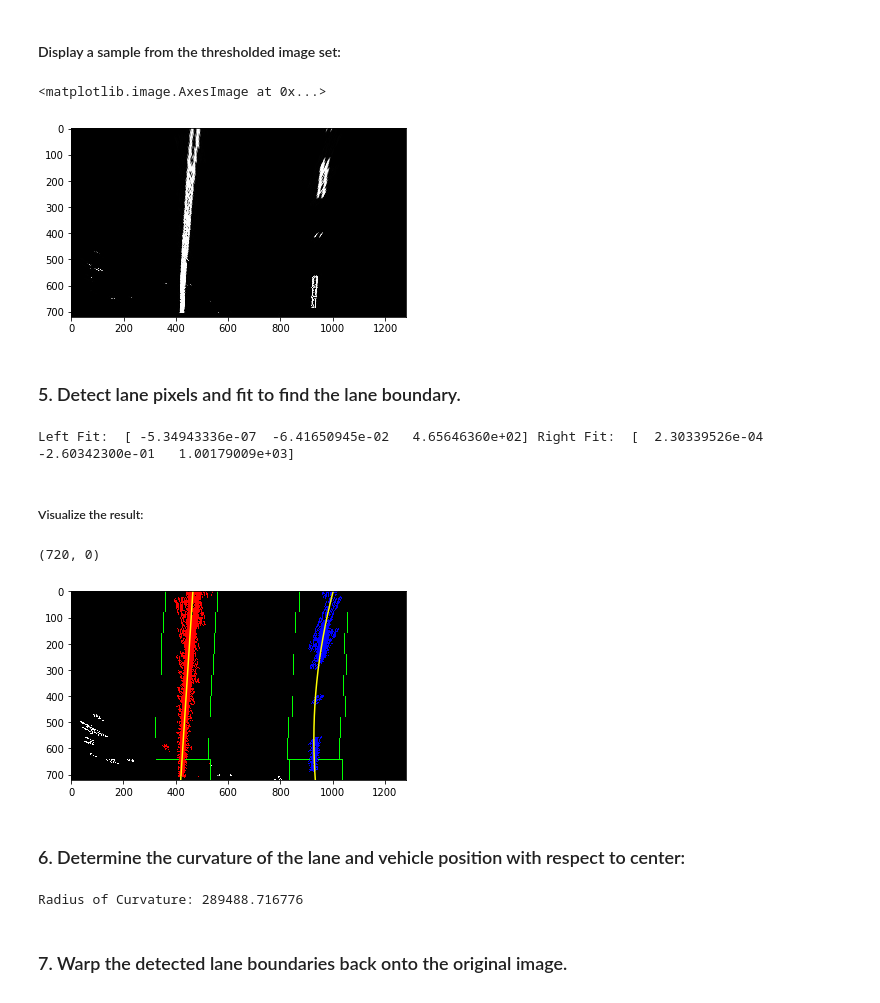
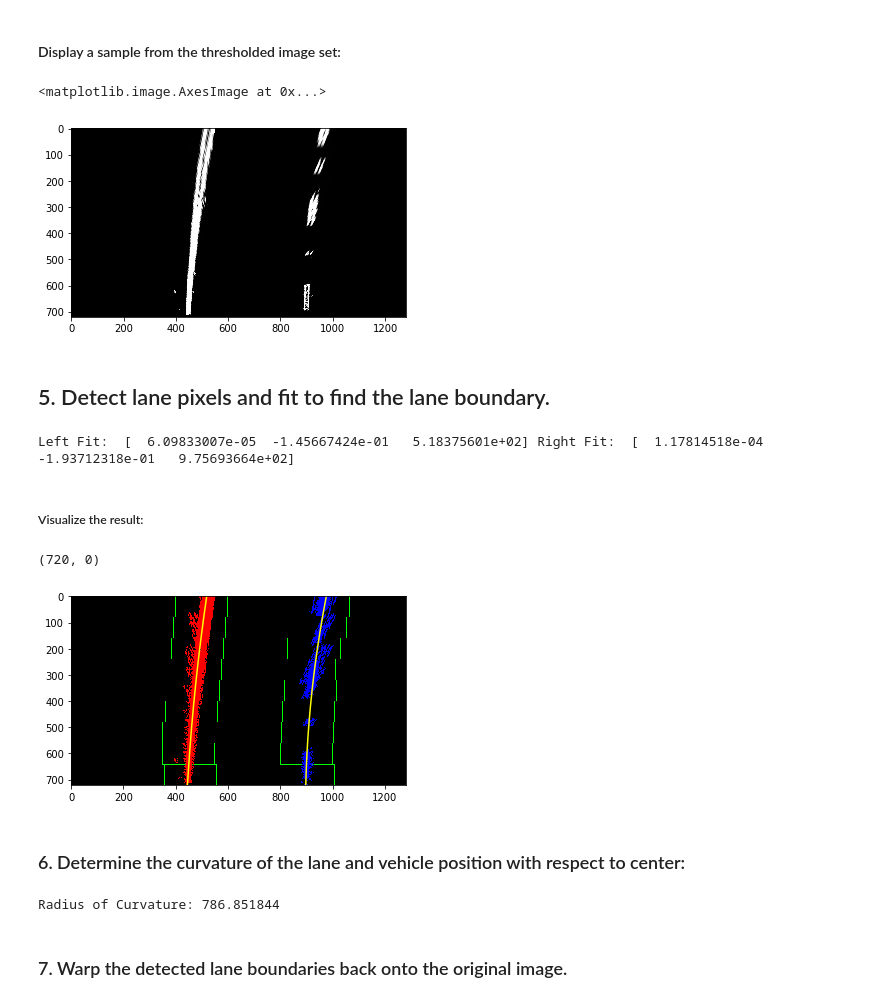
Before and after one commit to pionoor/CarND-Advanced-Lane-Lines, a Jupyter notebook: main.ipynb, the cells around one changed output. Drawn from its saved outputs; the diff is of its cells as text; code cells hidden in the pictures.

```diff
--- a/main.ipynb
+++ b/main.ipynb
@@ -137,21 +144,22 @@ Done!
 # %%
 inputPath = 'output_images/transformed/'
 
 imgPathList = glob.glob(outputPath + '*.jpg')
 binary_warped = cv2.imread(imgPathList[4]) # grab a distorted, test image.
+binary_warped = areaOfInterest(binary_warped)
 plt.figure()
 plt.imshow(binary_warped, cmap='gray')
 # %% [output]
 <matplotlib.image.AxesImage at 0x...>
-[figure, old version]
+[figure, new version]
 # %% [markdown]
-### 5. Detect lane pixels and fit to find the lane boundary.
+## 5. Detect lane pixels and fit to find the lane boundary.
 # %%
 binary_warped = cv2.cvtColor(binary_warped, cv2.COLOR_BGR2GRAY)
 left_fit, right_fit, out_img = detectLane(binary_warped)
 print("Left Fit: ", left_fit, "Right Fit: ", right_fit)
 # %% [output]
-Left Fit:  [ -5.34943336e-07  -6.41650945e-02   4.65646360e+02] Right Fit:  [  2.30339526e-04  -2.60342300e-01   1.00179009e+03]
+Left Fit:  [  6.09833007e-05  -1.45667424e-01   5.18375601e+02] Right Fit:  [  1.17814518e-04  -1.93712318e-01   9.75693664e+02]
 # %% [markdown]
 #####  Visualize the result:
 # %%
@@ -167,14 +175,14 @@ plt.xlim(0, 1280)
 plt.ylim(720, 0)
 # %% [output]
 (720, 0)
-[figure, old version]
+[figure, new version]
 # %% [markdown]
 ### 6. Determine the curvature of the lane and vehicle position with respect to center:
 # %%
-ym_per_pix = 3.0/72.0 # meters per pixel in y dimension
-xm_per_pix = 3.7/660.0 # meters per pixel in x dimension
-y_eval = 700
-midx = 650
+ym_per_pix = 20/720.0 # meters per pixel in y dimension
+xm_per_pix = 3.7/460.0 # meters per pixel in x dimension
+y_eval = 720
+midx = 710
 
 y1 = (2*left_fit[0]*y_eval + left_fit[1])*xm_per_pix/ym_per_pix
 y2 = 2*left_fit[0]*xm_per_pix/(ym_per_pix*ym_per_pix)
@@ -182,7 +190,7 @@ y2 = 2*left_fit[0]*xm_per_pix/(ym_per_pix*ym_per_pix)
 curvature = ((1 + y1*y1)**(1.5))/np.absolute(y2)
 print("Radius of Curvature: %f" % curvature)
 # %% [output]
-Radius of Curvature: 289488.716776
+Radius of Curvature: 786.851844
 # %% [markdown]
 ### 7. Warp the detected lane boundaries back onto the original image.
 # %%
```
Also changed, not shown: parts of 8 cells of this notebook, 1 other file.
